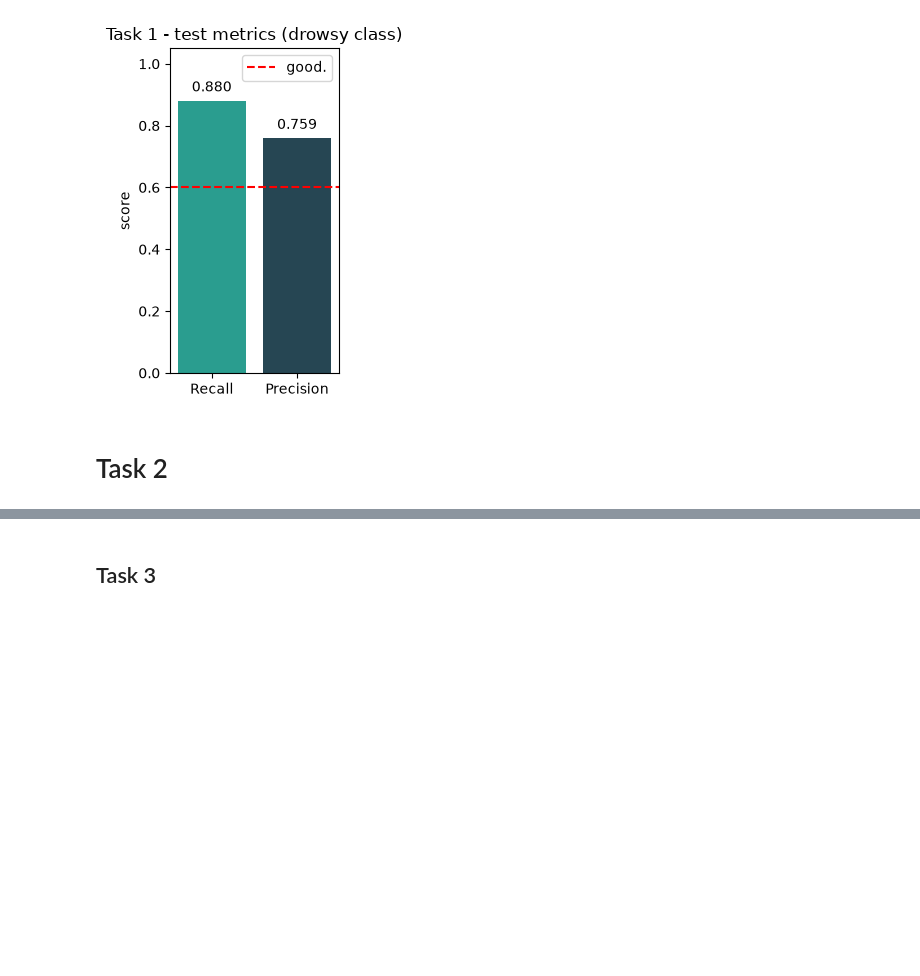
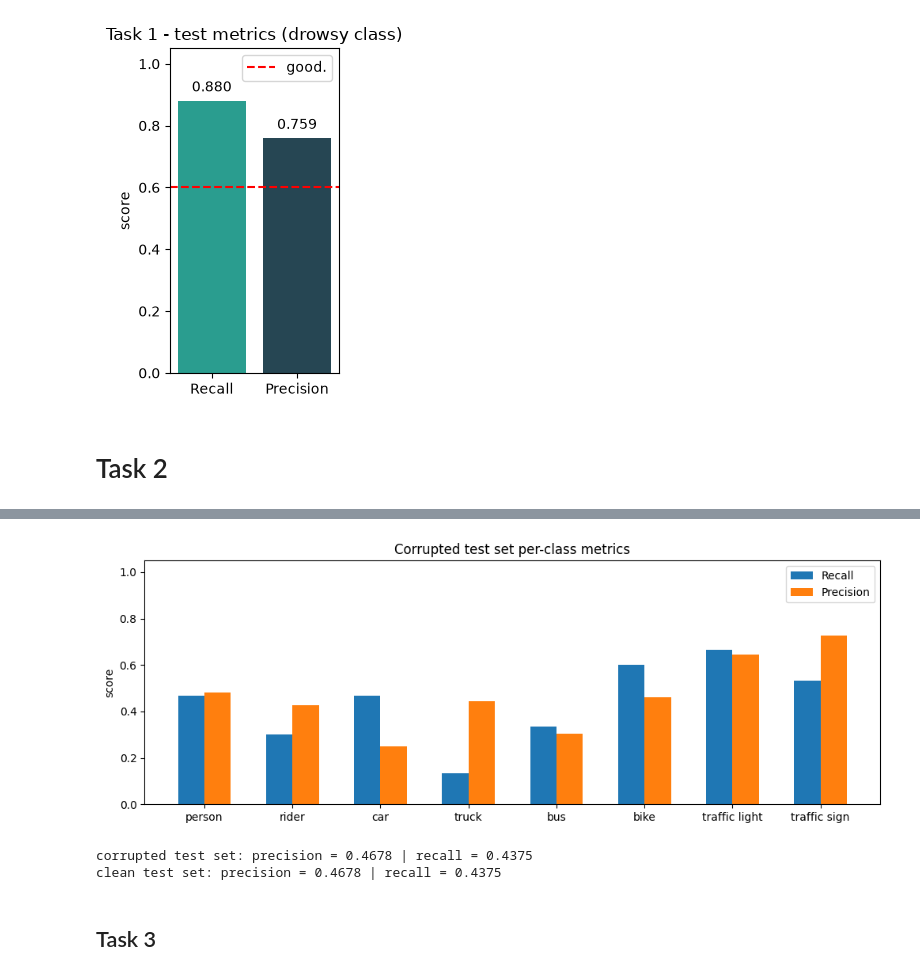
Before and after one commit to IvanBanny/dl-a2, a Jupyter notebook: a2.ipynb, the cells around one changed output, grey strips where cells are left out. Saved outputs shown, nothing was run; the diff lists cells and outputs as text; code cells hidden in the pictures; blank space fills up the shorter version.

```diff
--- a/a2.ipynb
+++ b/a2.ipynb
@@ -721,3 +907,48 @@ for a in ax:
+# %%
+# Construct corrupted test set
+test_dataset_corrupted = BDDObjectClassificationDataset(
+    dataset_dir=OBJ_CLS_DATASET_DIR,
+    split="test",
+    img_transform=Compose([Resize((64, 64)), ToTensor(), PatchShuffle(patch_size=8)]),
+)
+test_loader_corrupted = DataLoader(test_dataset_corrupted, batch_size=BATCH_SIZE, shuffle=False)
+
+# Compute per class metrics
+corrupted_logits, corrupted_labels = predict_logits(model, test_loader_corrupted)
+class_precision, class_recall = compute_metrics(
+    corrupted_logits, corrupted_labels, train_dataset.num_classes, agg=False
+)
+
+# Plot
+classes = train_dataset.classes
+x = np.arange(len(classes))
+width = 0.3
+
+fig, ax = plt.subplots(figsize=(12, 4))
+ax.bar(x - width / 2, class_recall.tolist(), width, label="Recall")
+ax.bar(x + width / 2, class_precision.tolist(), width, label="Precision")
+ax.set_xticks(x)
+ax.set_xticklabels(classes)
+ax.set_ylim(0, 1.05)
+ax.set_ylabel("score")
+ax.set_title("Corrupted test set per-class metrics")
+ax.legend();
+# %% [output]
+[figure, added]
+# %%
+# Compute macro aggregated metrics
+
+corrupted_precision = class_precision.mean().item()
+corrupted_recall = class_recall.mean().item()
+
+clean_logits, clean_labels = predict_logits(model, test_loader)
+clean_precision, clean_recall = compute_metrics(clean_logits, clean_labels, train_dataset.num_classes, agg=True)
+
+print(f"corrupted test set: precision = {corrupted_precision:.4f} | recall = {corrupted_recall:.4f}")
+print(f"clean test set: precision = {clean_precision:.4f} | recall = {clean_recall:.4f}")
+# %% [output]
+corrupted test set: precision = 0.4678 | recall = 0.4375
+clean test set: precision = 0.4678 | recall = 0.4375
 # %% [markdown]
  ## Task 3
 # %%
```
Also changed, not shown: parts of 4 cells of this notebook.
